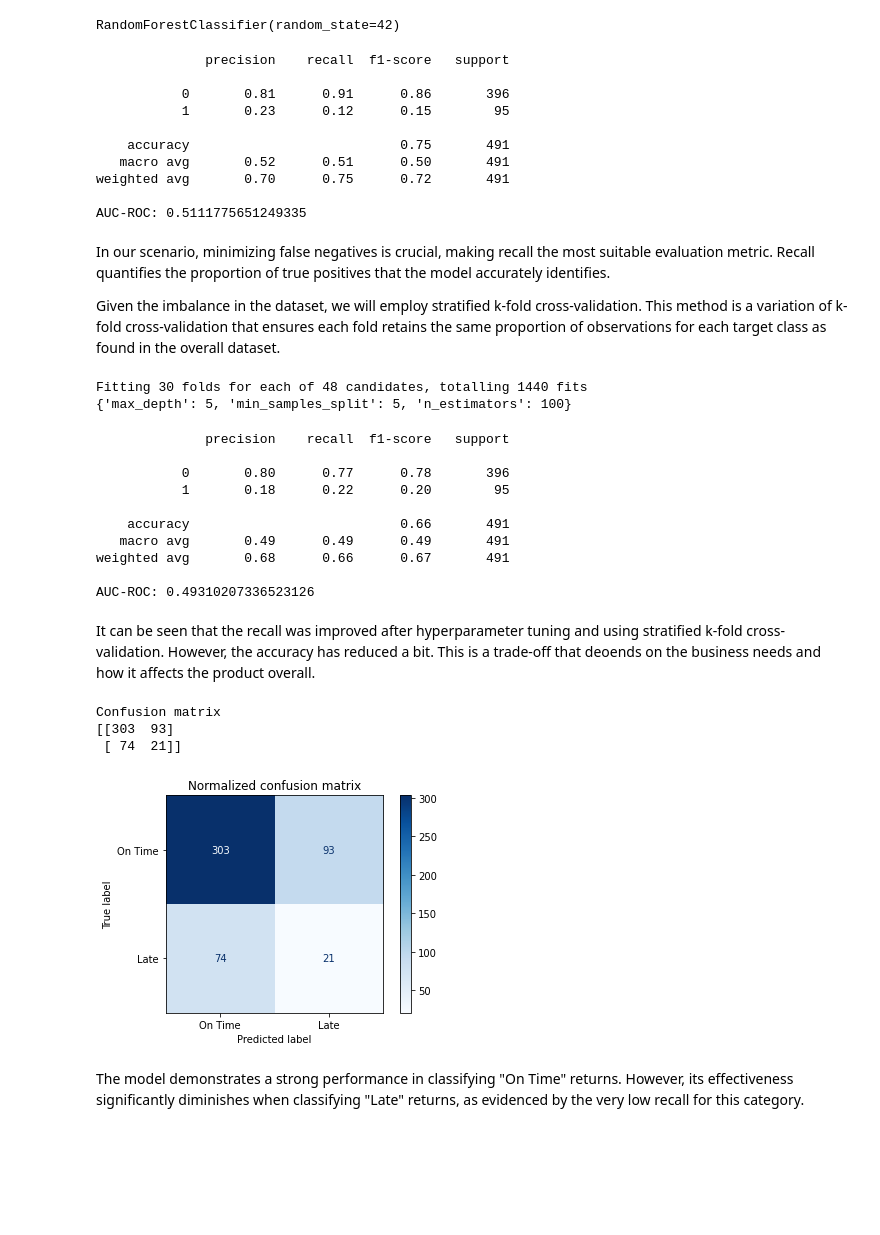
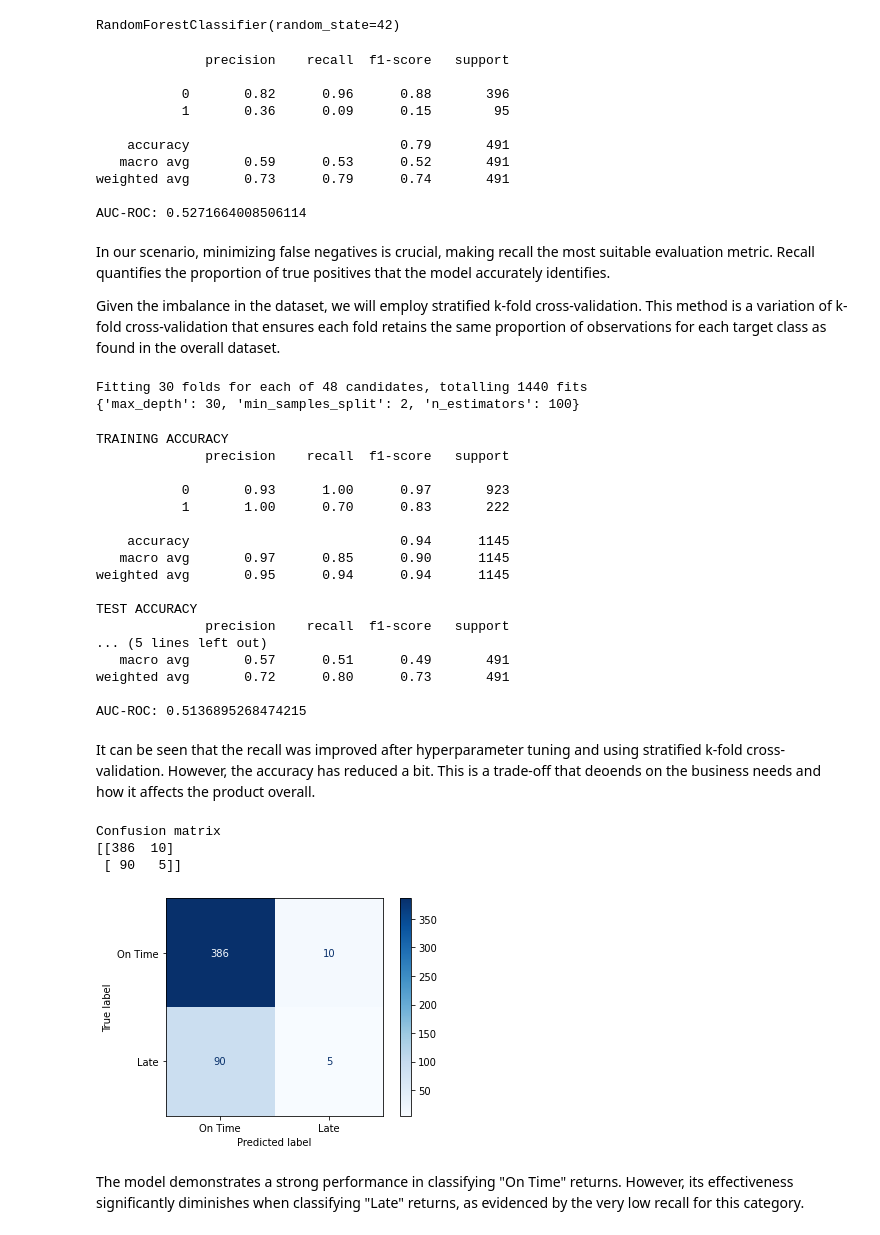
Before and after one commit to Akshat2395/billups_ds_challenge, a Jupyter notebook: predictive_analysis.ipynb, the cells around one changed output. Cells and saved outputs as stored; diff of their text form; code cells hidden in the pictures; blank space fills up the shorter version.

Commit message:
compare train vs test accuracies and try log reg model

```diff
--- a/predictive_analysis.ipynb
+++ b/predictive_analysis.ipynb
@@ -271,8 +271,8 @@ y = final_records_df['return_status']
 
 X_train, X_test, y_train, y_test = train_test_split(X, y, test_size=0.3, random_state=42, stratify=y)
 
-sampler = SMOTEN(random_state=0)
-X_train, y_train = sampler.fit_resample(X_train, y_train)
+# sampler = SMOTEN(random_state=0)
+# X_train, y_train = sampler.fit_resample(X_train, y_train)
 
 print(y_train.value_counts())
 print(y_test.value_counts())
@@ -301,14 +301,14 @@ print('AUC-ROC:', roc_auc_score(y_test, y_pred))
 # %% [output]
               precision    recall  f1-score   support
 
-           0       0.81      0.91      0.86       396
-           1       0.23      0.12      0.15        95
+           0       0.82      0.96      0.88       396
+           1       0.36      0.09      0.15        95
 
-    accuracy                           0.75       491
-   macro avg       0.52      0.51      0.50       491
-weighted avg       0.70      0.75      0.72       491
+    accuracy                           0.79       491
+   macro avg       0.59      0.53      0.52       491
+weighted avg       0.73      0.79      0.74       491
 
-AUC-ROC: 0.5111775651249335
+AUC-ROC: 0.5271664008506114
 # %% [markdown]
 In our scenario, minimizing false negatives is crucial, making recall the most suitable evaluation metric. Recall quantifies the proportion of true positives that the model accurately identifies.
 
@@ -330,51 +330,63 @@ grid_search.fit(X_train, y_train)
 print(grid_search.best_params_)
 # %% [output]
 Fitting 30 folds for each of 48 candidates, totalling 1440 fits
-{'max_depth': 5, 'min_samples_split': 5, 'n_estimators': 100}
+{'max_depth': 30, 'min_samples_split': 2, 'n_estimators': 100}
 # %%
 # Fitting the model with the best metrics from GridSearch
 best_rf_model = RandomForestClassifier(**grid_search.best_params_)
 trained_model = best_rf_model.fit(X_train, y_train)
 
+# Training Accuracy
+train_preds = best_rf_model.predict(X_train)
+print("TRAINING ACCURACY")
+print(classification_report(y_train, train_preds))
+
 # Evaluate the model
 y_pred = best_rf_model.predict(X_test)
+
+print("TEST ACCURACY")
 print(classification_report(y_test, y_pred))
 print('AUC-ROC:', roc_auc_score(y_test, y_pred))
 # %% [output]
+TRAINING ACCURACY
               precision    recall  f1-score   support
 
-           0       0.80      0.77      0.78       396
-           1       0.18      0.22      0.20        95
+           0       0.93      1.00      0.97       923
+           1       1.00      0.70      0.83       222
 
-    accuracy                           0.66       491
-   macro avg       0.49      0.49      0.49       491
-weighted avg       0.68      0.66      0.67       491
+    accuracy                           0.94      1145
+   macro avg       0.97      0.85      0.90      1145
+weighted avg       0.95      0.94      0.94      1145
 
-AUC-ROC: 0.49310207336523126
+TEST ACCURACY
+              precision    recall  f1-score   support
+... (5 lines left out)
+   macro avg       0.57      0.51      0.49       491
+weighted avg       0.72      0.80      0.73       491
+
+AUC-ROC: 0.5136895268474215
 # %% [markdown]
 It can be seen that the recall was improved after hyperparameter tuning and using stratified k-fold cross-validation. However, the accuracy has reduced a bit. This is a trade-off that deoends on the business needs and how it affects the product overall.
 # %%
 class_names = ['On Time', 'Late']
 
 disp = ConfusionMatrixDisplay.from_estimator(
     trained_model,
     X_test,
     y_test,
     display_labels=class_names,
     cmap=plt.cm.Blues,
     normalize=None)
 
-disp.ax_.set_title(title)
-
 print("Confusion matrix")
 print(disp.confusion_matrix)
 
 plt.show()
 # %% [output]
 Confusion matrix
-[[303  93]
- [ 74  21]]
+[[386  10]
+ [ 90   5]]
-[figure, old version]
+[figure, new version]
 # %% [markdown]
 The model demonstrates a strong performance in classifying "On Time" returns. However, its effectiveness significantly diminishes when classifying "Late" returns, as evidenced by the very low recall for this category.
 # %%
```
Also changed, not shown: parts of 1 cell of this notebook, 1 other file.
